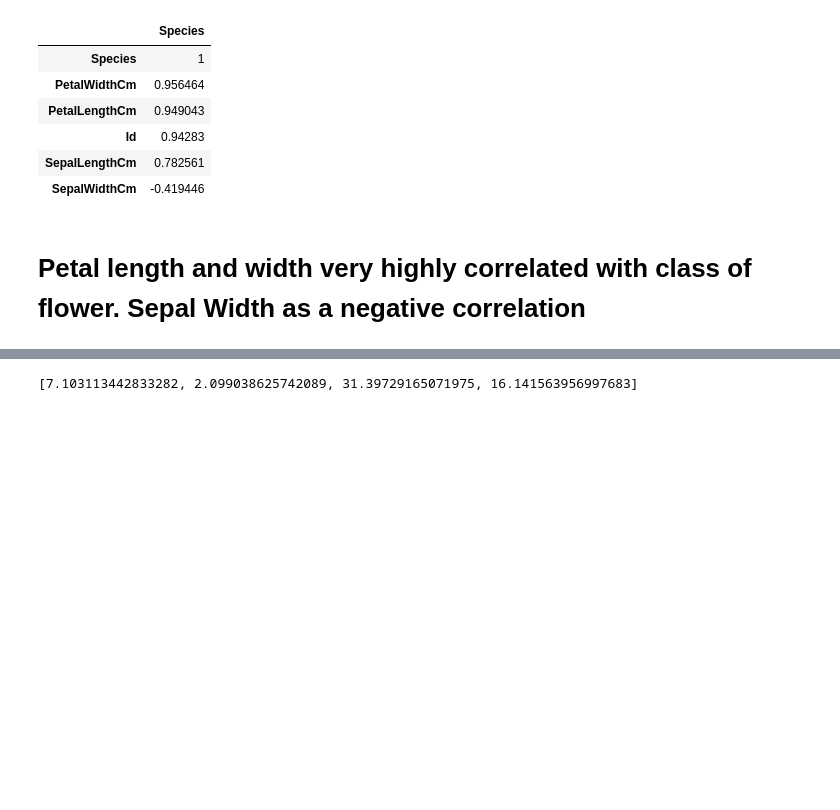
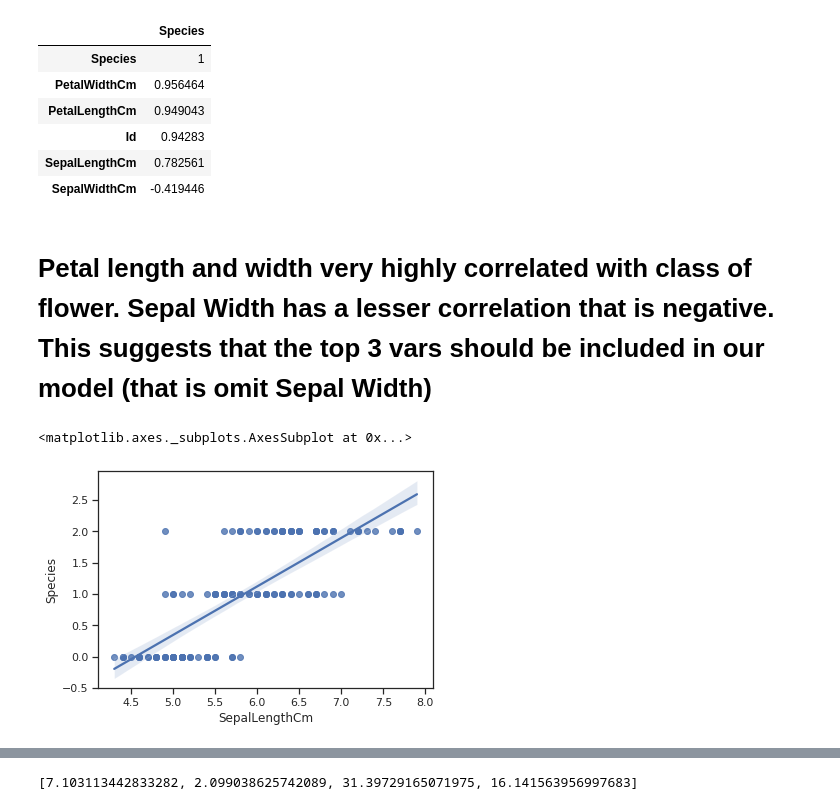
Before and after one commit to karljmurphy/logistic_regression, a Jupyter notebook: LR.ipynb, the cells around one changed output, grey strips where cells are left out. Saved outputs shown, nothing was run; the diff lists cells and outputs as text; code cells hidden in the pictures; blank space fills up the shorter version.

```diff
--- a/LR.ipynb
+++ b/LR.ipynb
@@ -116,4 +118,11 @@ corr.style.background_gradient()
 | SepalLengthCm | 0.782561 |
 | SepalWidthCm | -0.419446 |
 # %% [markdown]
-# Petal length and width very highly correlated with class of flower. Sepal Width as a negative correlation
+# Petal length and width very highly correlated with class of flower. Sepal Width has a lesser correlation that is negative. This suggests that the top 3 vars should be included in our model (that is omit Sepal Width)
+# %%
+sns.regplot('SepalLengthCm', # Horizontal axis
+           'Species', # Vertical axis
+           data=df)
+# %% [output]
+<matplotlib.axes._subplots.AxesSubplot at 0x...>
+[figure, added]
```
Also changed, not shown: parts of 16 cells of this notebook.
